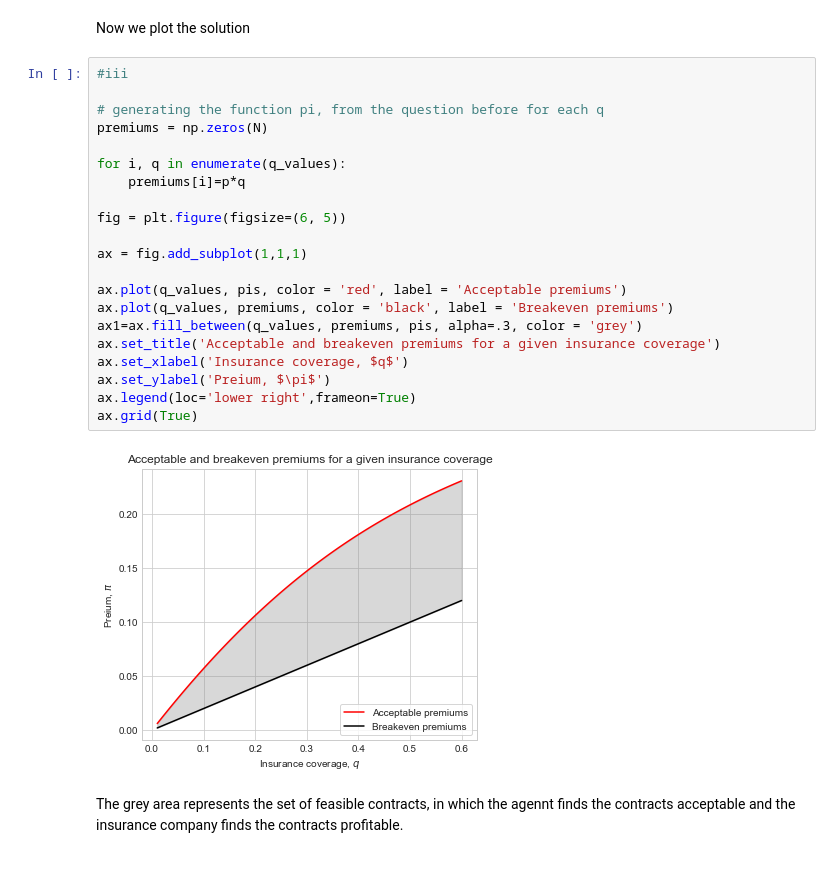
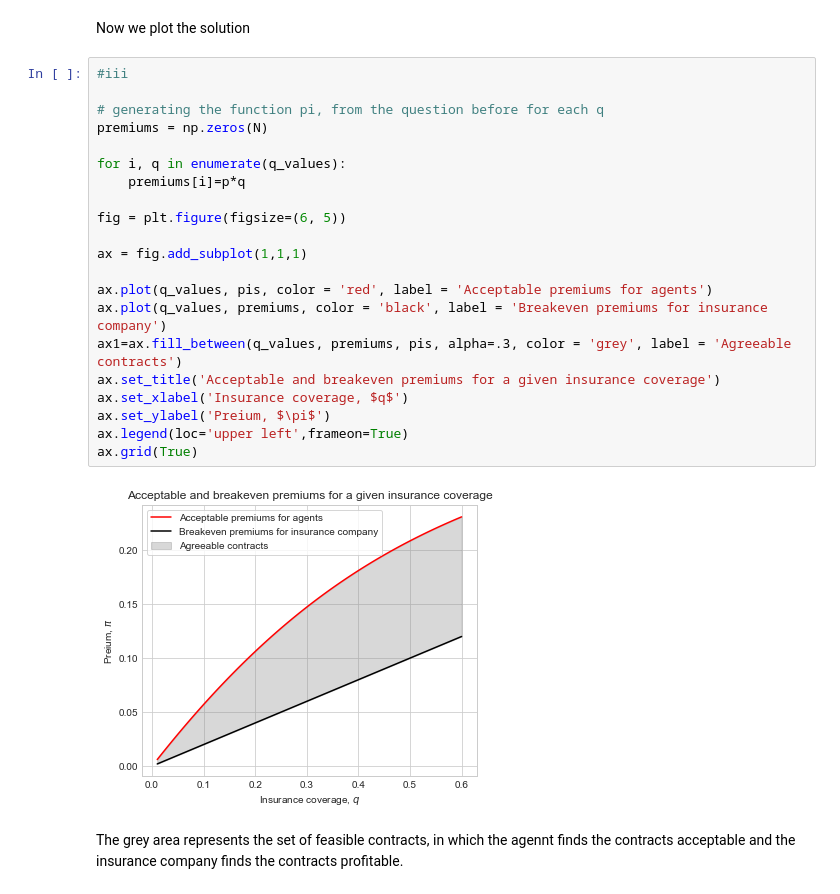
Before and after one commit to mfw325/projects-2022-team-freelvlau, a Jupyter notebook: inauguralproject/inauguralproject.ipynb, the cells around one changed output. Cells and saved outputs as stored; diff of their text form.

```diff
--- a/inauguralproject/inauguralproject.ipynb
+++ b/inauguralproject/inauguralproject.ipynb
@@ -101,26 +101,26 @@ Now we plot the solution
 # %%
 #iii
 
 # generating the function pi, from the question before for each q
 premiums = np.zeros(N)
 
 for i, q in enumerate(q_values):
     premiums[i]=p*q
 
 fig = plt.figure(figsize=(6, 5))
 
 ax = fig.add_subplot(1,1,1)
 
-ax.plot(q_values, pis, color = 'red', label = 'Acceptable premiums')
-ax.plot(q_values, premiums, color = 'black', label = 'Breakeven premiums')
-ax1=ax.fill_between(q_values, premiums, pis, alpha=.3, color = 'grey')
+ax.plot(q_values, pis, color = 'red', label = 'Acceptable premiums for agents')
+ax.plot(q_values, premiums, color = 'black', label = 'Breakeven premiums for insurance company')
+ax1=ax.fill_between(q_values, premiums, pis, alpha=.3, color = 'grey', label = 'Agreeable contracts')
 ax.set_title('Acceptable and breakeven premiums for a given insurance coverage')
 ax.set_xlabel('Insurance coverage, $q$')
 ax.set_ylabel('Preium, $\pi$')
-ax.legend(loc='lower right',frameon=True)
+ax.legend(loc='upper left',frameon=True)
 ax.grid(True)
 # %% [output]
-[figure, old version]
+[figure, new version]
 # %% [markdown]
 The grey area represents the set of feasible contracts, in which the agennt finds the contracts acceptable and the insurance company finds the contracts profitable.
 # %% [markdown]
```
Also changed, not shown: parts of 1 cell of this notebook, 1 other file.
